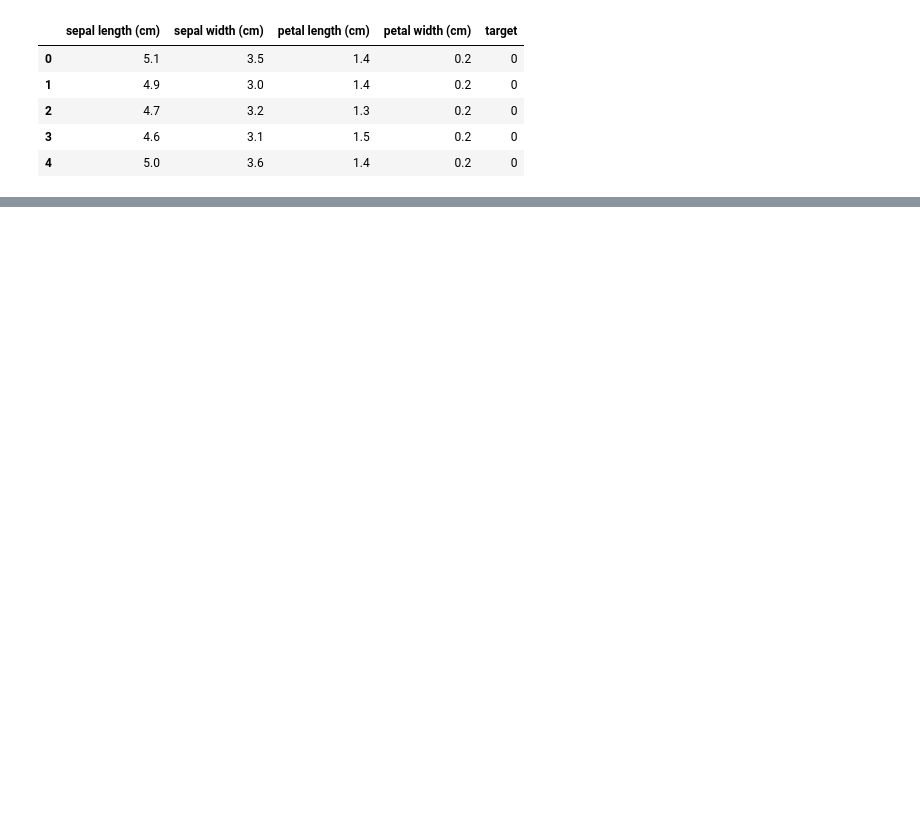
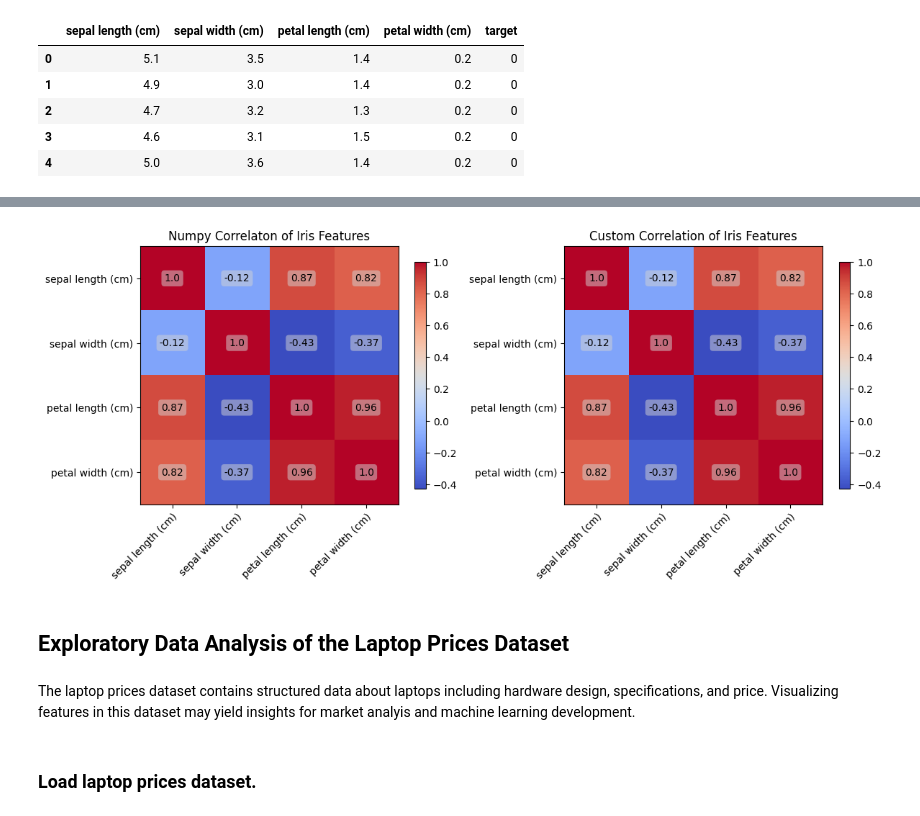
Before and after one commit to LopezJER/miniproject1, a Jupyter notebook: miniproject.ipynb, the cells around one changed output, grey strips where cells are left out. Saved outputs shown, nothing was run; the diff lists cells and outputs as text; code cells hidden in the pictures; blank space fills up the shorter version.

```diff
--- a/miniproject.ipynb
+++ b/miniproject.ipynb
@@ -46,0 +116,19 @@ print(cov_matrix)
+# %%
+np_corrmat, custom_corrmat = np.corrcoef(iris.data, rowvar=False), corrMat(iris.data)
+
+fig, axes = plt.subplots(1, 2, figsize=(12, 6))
+
+generateBivariateHeatmap(fig, axes[0], np_corrmat, iris.feature_names, title='Numpy Correlaton of Iris Features', cmap='coolwarm')
+generateBivariateHeatmap(fig, axes[1], custom_corrmat, iris.feature_names, title='Custom Correlation of Iris Features', cmap='coolwarm')
+
+plt.tight_layout()
+
+plt.show()
+# %% [output]
+[figure, added]
+# %% [markdown]
+## Exploratory Data Analysis of the Laptop Prices Dataset
+# %% [markdown]
+The laptop prices dataset contains structured data about laptops including hardware design, specifications, and price. Visualizing features in this dataset may yield insights for market analyis and machine learning development.
+# %% [markdown]
+### Load laptop prices dataset.
```
Also changed, not shown: parts of 57 cells of this notebook, 1 other file.
